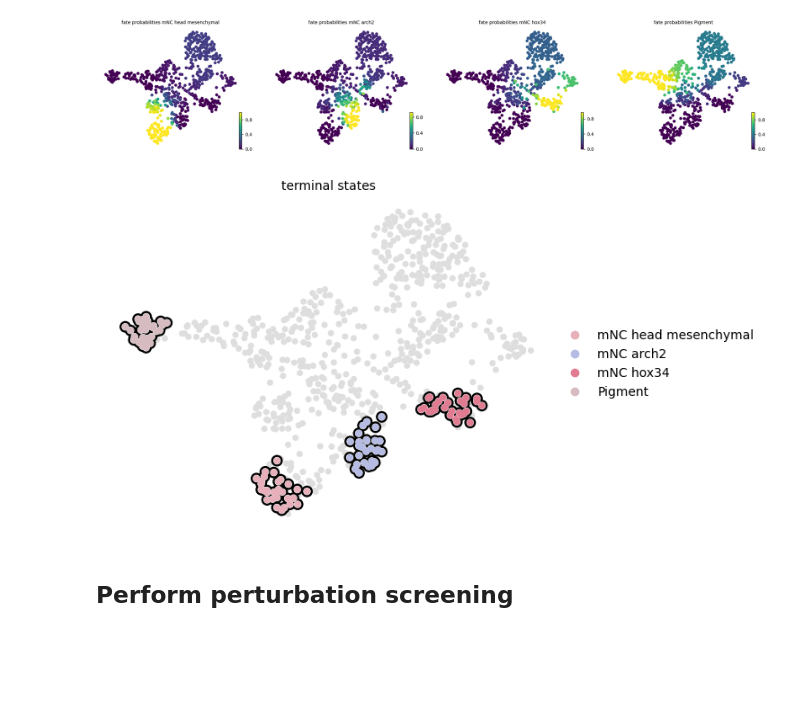
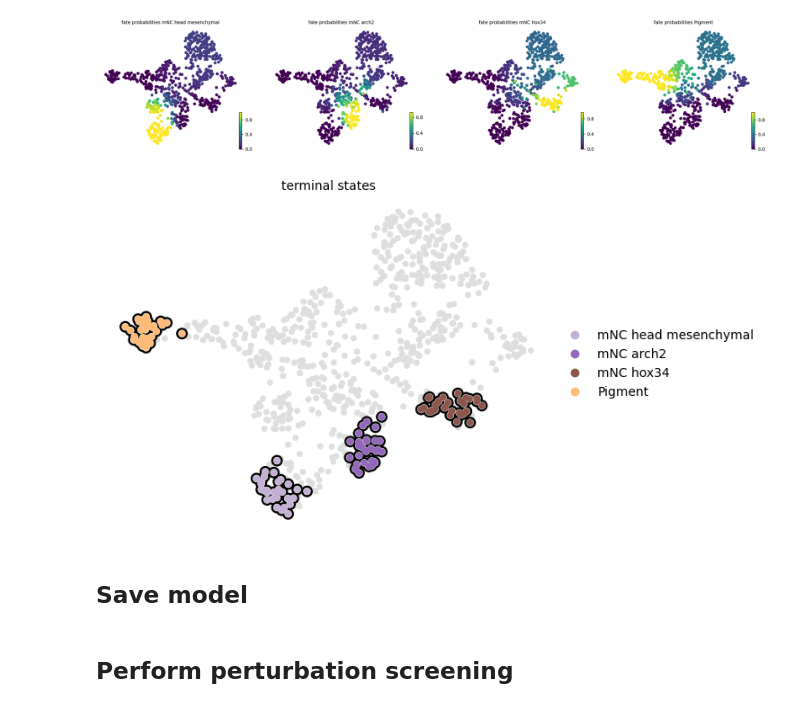
Before and after one commit to yifanchn/regvelo, a Jupyter notebook: docs/tutorial.ipynb, the cells around one changed output. Saved outputs shown, nothing was run; the diff lists cells and outputs as text; code cells hidden in the pictures; blank space fills up the shorter version.

```diff
--- a/docs/tutorial.ipynb
+++ b/docs/tutorial.ipynb
@@ -38,7 +42,7 @@ sc.pl.umap(adata, color='cell_type')
 ## Preprocessing
 # %%
 adata = preprocess_data(adata)
-adata = prior_GRN(adata,prior_net)
+adata = set_prior_grn(adata,prior_net)
 # %% [output]
 computing velocities
     finished (0:00:00) --> added
@@ -98,15 +94,13 @@ terminal_states = [
         "mNC_hox34",
         "Pigment",
     ]
-vk = cr.kernels.VelocityKernel(adata_target)
-vk.compute_transition_matrix()
-ck = cr.kernels.ConnectivityKernel(adata_target).compute_transition_matrix()
-g_raw = cr.estimators.GPCCA(vk)
+vk = cr.kernels.VelocityKernel(adata_target).compute_transition_matrix()
+estimator = cr.estimators.GPCCA(vk)
 ## evaluate the fate prob on original space
-g_raw.compute_macrostates(n_states=8,cluster_key="cell_type")
-g_raw.set_terminal_states(terminal_states)
-g_raw.compute_fate_probabilities()
-g_raw.plot_fate_probabilities(same_plot=False)
+estimator.compute_macrostates(n_states=7,cluster_key="cell_type")
+estimator.set_terminal_states(terminal_states)
+estimator.compute_fate_probabilities()
+estimator.plot_fate_probabilities(same_plot=False)
 # %% [output]
 WARNING: Unable to import `petsc4py` or `slepc4py`. Using `method='brandts'`
 WARNING: For `method='brandts'`, dense matrix is required. Densifying
@@ -114,6 +108,8 @@ WARNING: Unable to import petsc4py. For installation, please refer to: https://p
 Defaulting to `'gmres'` solver.
 [figure]
 # %%
-g_raw.plot_macrostates(which="terminal", legend_loc="right", s=100)
+estimator.plot_macrostates(which="terminal", legend_loc="right", s=100)
 # %% [output]
-[figure, old version]
+[figure, new version]
+# %% [markdown]
+## Save model
```
Also changed, not shown: parts of 18 cells of this notebook.
